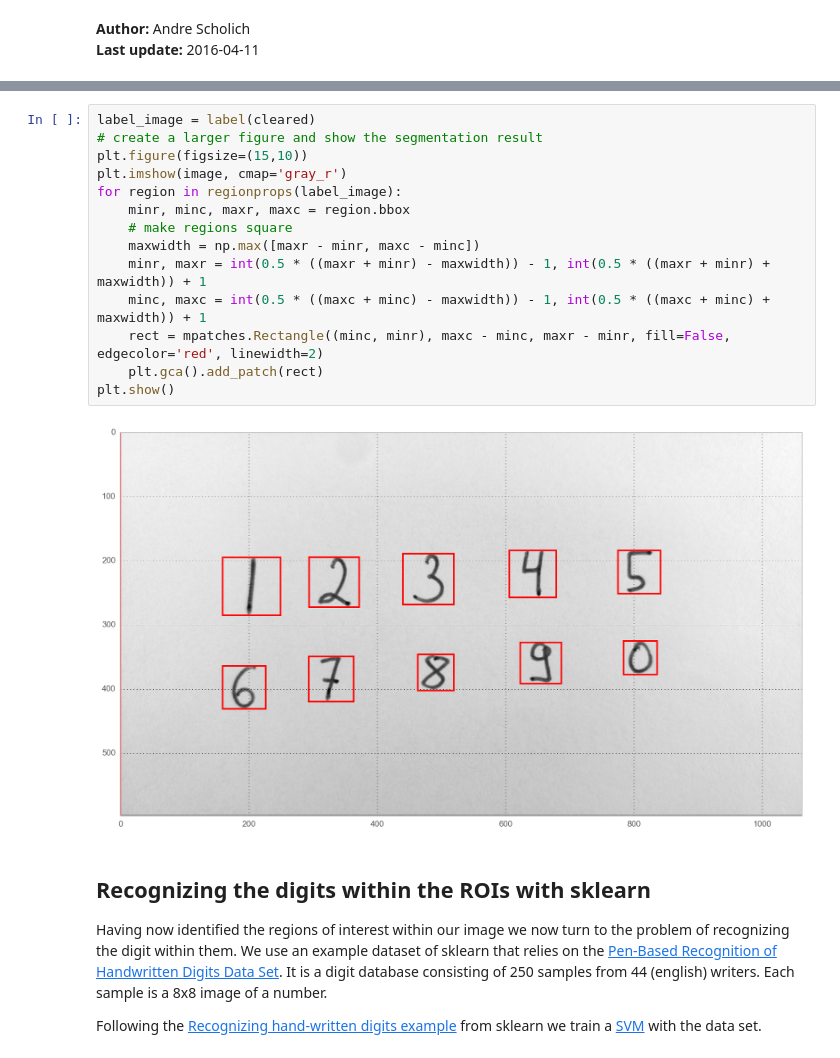
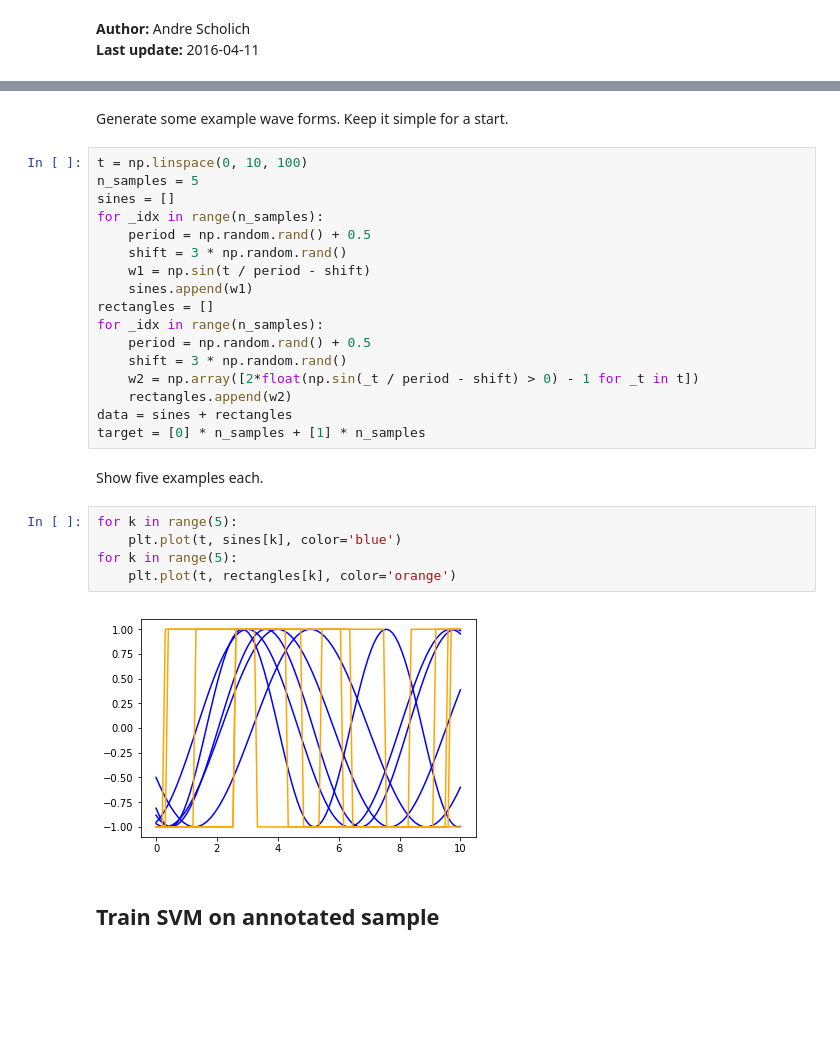
Before and after one commit to scholich/python-overview, a Jupyter notebook: wave_forms.ipynb, the cells around one changed output, grey strips where cells are left out. Cells and saved outputs as stored; diff of their text form; blank space fills up the shorter version.

Commit message:
include basic waveform example

```diff
--- a/wave_forms.ipynb
+++ b/wave_forms.ipynb
@@ -72,25 +19,30 @@ The properties of each region of the labeled image can easily be accessed with [
-# %%
-label_image = label(cleared)
-# create a larger figure and show the segmentation result
-plt.figure(figsize=(15,10))
-plt.imshow(image, cmap='gray_r')
-for region in regionprops(label_image):
-    minr, minc, maxr, maxc = region.bbox
-    # make regions square
-    maxwidth = np.max([maxr - minr, maxc - minc])
-    minr, maxr = int(0.5 * ((maxr + minr) - maxwidth)) - 1, int(0.5 * ((maxr + minr) + maxwidth)) + 1
-    minc, maxc = int(0.5 * ((maxc + minc) - maxwidth)) - 1, int(0.5 * ((maxc + minc) + maxwidth)) + 1
-    rect = mpatches.Rectangle((minc, minr), maxc - minc, maxr - minr, fill=False, edgecolor='red', linewidth=2)
-    plt.gca().add_patch(rect)
-plt.show()
-# %% [output]
-[figure, removed]
-# %% [markdown]
-## Recognizing the digits within the ROIs with sklearn
-
-Having now identified the regions of interest within our image we now turn to the problem of recognizing the digit within them.
-We use an example dataset of sklearn that relies on the [Pen-Based Recognition of Handwritten Digits Data Set](http://archive.ics.uci.edu/ml/datasets/Pen-Based+Recognition+of+Handwritten+Digits).
-It is a digit database consisting of 250 samples from 44 (english) writers.
-Each sample is a 8x8 image of a number.
-
-Following the [Recognizing hand-written digits example](http://scikit-learn.org/stable/auto_examples/classification/plot_digits_classification.html) from sklearn we train a [SVM](https://en.wikipedia.org/wiki/Support_vector_machine) with the data set.
+# %% [markdown]
+Generate some example wave forms. Keep it simple for a start.
+# %%
+t = np.linspace(0, 10, 100)
+n_samples = 5
+sines = []
+for _idx in range(n_samples):
+    period = np.random.rand() + 0.5
+    shift = 3 * np.random.rand()
+    w1 = np.sin(t / period - shift)
+    sines.append(w1)
+rectangles = []
+for _idx in range(n_samples):
+    period = np.random.rand() + 0.5
+    shift = 3 * np.random.rand()
+    w2 = np.array([2*float(np.sin(_t / period - shift) > 0) - 1 for _t in t])
+    rectangles.append(w2)
+data = sines + rectangles
+target = [0] * n_samples + [1] * n_samples
+# %% [markdown]
+Show five examples each.
+# %%
+for k in range(5):
+    plt.plot(t, sines[k], color='blue')
+for k in range(5):
+    plt.plot(t, rectangles[k], color='orange')
+# %% [output]
+[figure, added]
+# %% [markdown]
+## Train SVM on annotated sample
```
Also changed, not shown: parts of 19 cells of this notebook.
